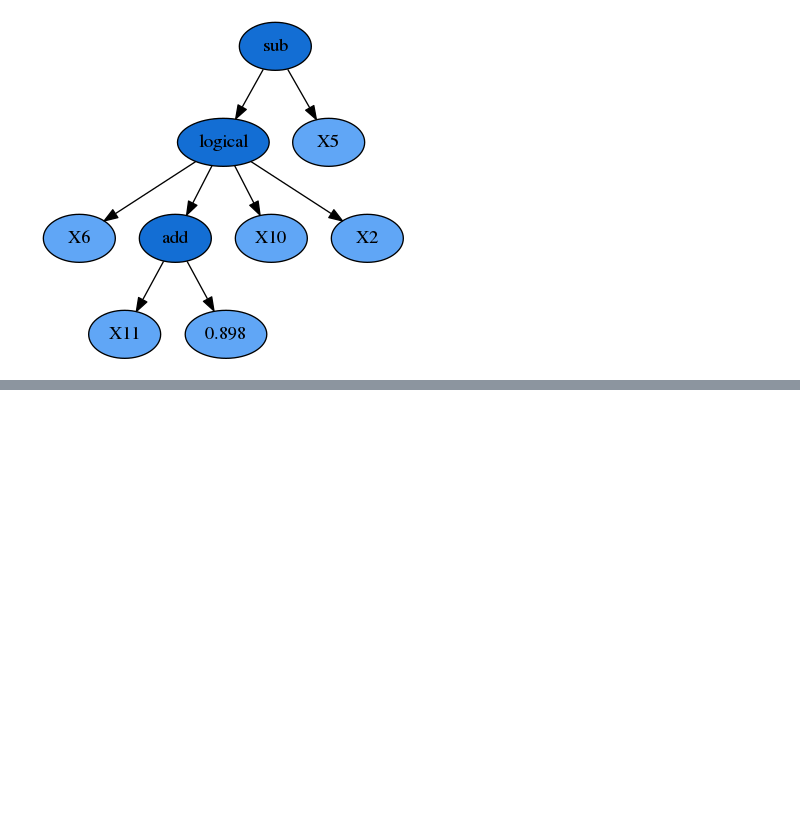
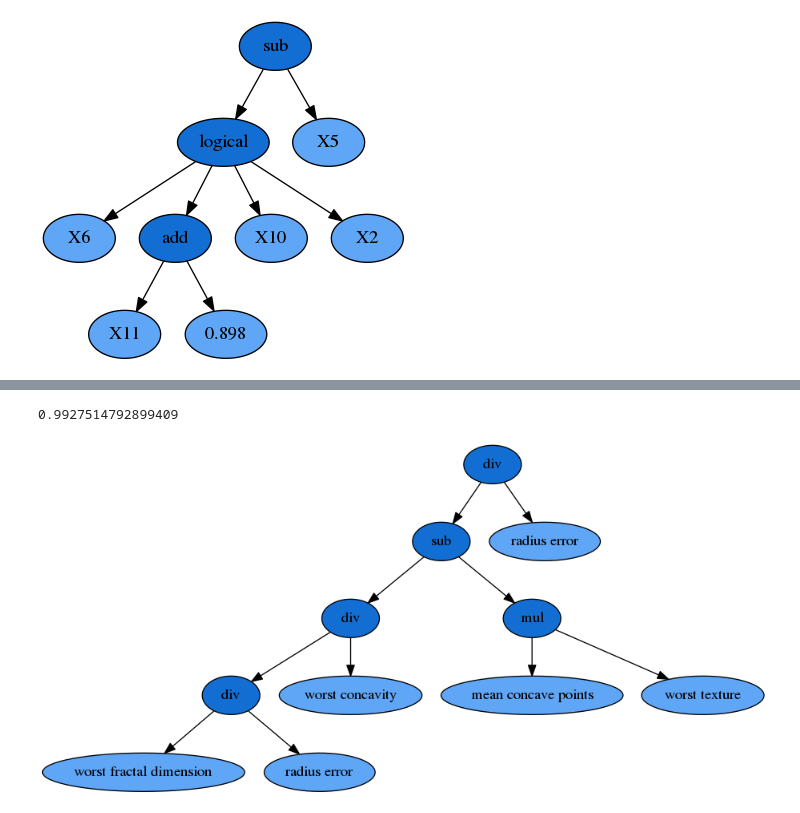
Before and after one commit to trevorstephens/gplearn, a Jupyter notebook: doc/gp_examples.ipynb, the cells around one changed output, grey strips where cells are left out. Saved outputs shown, nothing was run; the diff lists cells and outputs as text; code cells hidden in the pictures; blank space fills up the shorter version.

Commit message:
[WIP] Symbolic classifier (#141)
Symbolic classifier

```diff
--- a/doc/gp_examples.ipynb
+++ b/doc/gp_examples.ipynb
@@ -245,0 +373,11 @@ Image(graph.create_png())
+# %%
+rng = check_random_state(0)
+cancer = load_breast_cancer()
+perm = rng.permutation(cancer.target.size)
+cancer.data = cancer.data[perm]
+cancer.target = cancer.target[perm]
+# %%
+est = SymbolicClassifier(parsimony_coefficient=.01,
+                         feature_names=cancer.feature_names,
+                         random_state=0)
+est.fit(cancer.data[:400], cancer.target[:400])
@@ -245,0 +401,11 @@ Image(graph.create_png())
+# %%
+y_true = cancer.target[400:]
+y_score = est.predict_proba(cancer.data[400:])[:,1]
+roc_auc_score(y_true, y_score)
+# %% [output]
+0.9927514792899409
+# %%
+graph = pydotplus.graphviz.graph_from_dot_data(est._program.export_graphviz())
+Image(graph.create_png())
+# %% [output]
+[figure, added]
```
Also changed, not shown: parts of 9 cells of this notebook, 21 other files.
